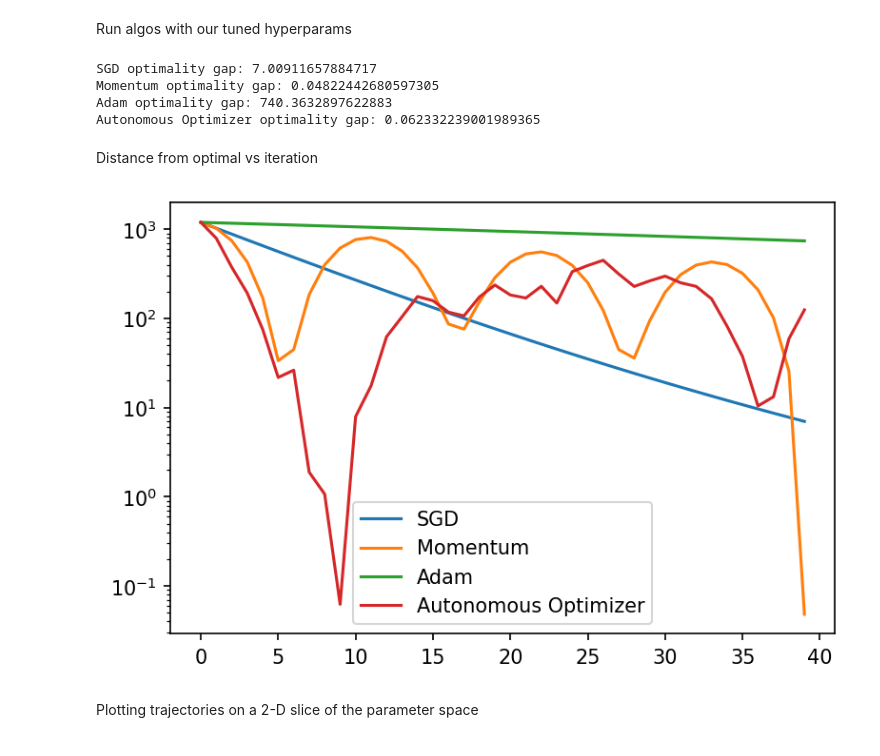
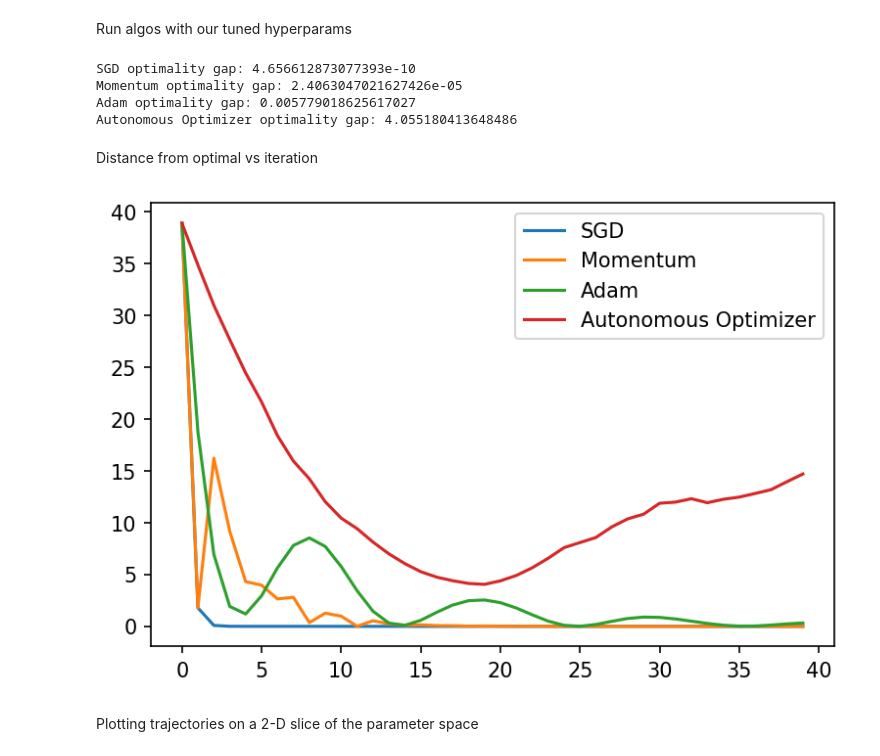
Before and after one commit to stewy33/Learning-to-Optimize, a Jupyter notebook: experiments.ipynb, the cells around one changed output. Saved outputs shown, nothing was run; the diff lists cells and outputs as text; code cells hidden in the pictures.

```diff
--- a/experiments.ipynb
+++ b/experiments.ipynb
@@ -31,5 +32,7 @@ dataset = [benchmark.convex_quadratic() for _ in range(90)]
 # %% [markdown]
 Now we define the RL environment and our model.
 # %%
-env = autonomous_optimizer.Environment(dataset, iterations, history_len=25)
-policy = PPO2(MlpPolicy, env, n_steps=8, verbose=0, tensorboard_log='tb_logs')
+from stable_baselines.common.policies import MlpPolicy
+
+quadratic_env = autonomous_optimizer.Environment(quadratic_dataset, num_steps=40, history_len=25)
+quadratic_policy = stable_baselines.PPO2(MlpPolicy, quadratic_env, n_steps=16, verbose=0, tensorboard_log='tb_logs/quadratic')
@@ -61,0 +41,2 @@ policy.learn(total_timesteps=20 * iterations * len(dataset))
+# %%
+quadratic_policy.learn(total_timesteps=500 * quadratic_env.num_steps * len(quadratic_dataset))
@@ -84,8 +47,8 @@ Final hyperparam values:
 # %%
 quadratic_tune = {
-    "sgd": {"hyperparams": {"lr": 1e-2}},
-    "momentum": {"hyperparams": {"lr": 1e-2, "momentum": 0.97}},
-    "adam": {"hyperparams": {"lr": 1e-1}}
+    "sgd": {"hyperparams": {"lr": 5e-2}},
+    "momentum": {"hyperparams": {"lr": 5e-2, "momentum": 0.7}},
+    "adam": {"hyperparams": {"lr": 5e-1}}
 }
 # %% [markdown]
 Now, let's compare their behavior on an example problem.
@@ -105,45 +68,46 @@ Objective function minimum: -0.036873746663331985
 # %% [markdown]
 Run algos with our tuned hyperparams
 # %%
+iterations = 40
+
 # SGD
-sgd_quadratic_vals, sgd_quadratic_traj = benchmark.run_optimizer(
+sgd_vals, sgd_traj = benchmark.run_optimizer(
     torch.optim.SGD, problem, iterations, quadratic_tune['sgd']['hyperparams'])
-print(f'SGD optimality gap: {sgd_quadratic_vals.min() - optimal_value}')
+print(f'SGD optimality gap: {sgd_vals.min() - optimal_value}')
 
 # Momentum
-momentum_quadratic_vals, momentum_quadratic_traj = benchmark.run_optimizer(
+momentum_vals, momentum_traj = benchmark.run_optimizer(
     torch.optim.SGD, problem, iterations, quadratic_tune['momentum']['hyperparams'])
-print(f'Momentum optimality gap: {momentum_quadratic_vals.min() - optimal_value}')
+print(f'Momentum optimality gap: {momentum_vals.min() - optimal_value}')
 
 # Adam
-adam_quadratic_vals, adam_quadratic_traj = benchmark.run_optimizer(
+adam_vals, adam_traj = benchmark.run_optimizer(
     torch.optim.Adam, problem, iterations, quadratic_tune['adam']['hyperparams'])
-print(f'Adam optimality gap: {adam_quadratic_vals.min() - optimal_value}')
+print(f'Adam optimality gap: {adam_vals.min() - optimal_value}')
 
 # Autonomous optimizer
-ao_quadratic_vals, ao_quadratic_traj = benchmark.run_optimizer(
-    autonomous_optimizer.AutonomousOptimizer, problem, iterations, {"policy": policy})
-print(f'Autonomous Optimizer optimality gap: {ao_quadratic_vals.min() - optimal_value}')
+ao_vals, ao_traj = benchmark.run_optimizer(
+    autonomous_optimizer.AutonomousOptimizer, problem, iterations, {"policy": quadratic_policy})
+print(f'Autonomous Optimizer optimality gap: {ao_vals.min() - optimal_value}')
 # %% [output]
-SGD optimality gap: 7.00911657884717
-Momentum optimality gap: 0.04822442680597305
-Adam optimality gap: 740.3632897622883
-Autonomous Optimizer optimality gap: 0.062332239001989365
+SGD optimality gap: 4.656612873077393e-10
+Momentum optimality gap: 2.4063047021627426e-05
+Adam optimality gap: 0.005779018625617027
+Autonomous Optimizer optimality gap: 4.055180413648486
 # %% [markdown]
 Distance from optimal vs iteration
 # %%
 plt.figure(figsize=(6, 4), dpi=150)
 
-plt.plot(sgd_quadratic_vals - optimal_value, label='SGD')
-plt.plot(momentum_quadratic_vals - optimal_value, label='Momentum')
-plt.plot(adam_quadratic_vals - optimal_value, label='Adam')
-plt.plot(ao_quadratic_vals - optimal_value, label='Autonomous Optimizer')
+plt.plot(sgd_vals - optimal_value, label='SGD')
+plt.plot(momentum_vals - optimal_value, label='Momentum')
+plt.plot(adam_vals - optimal_value, label='Adam')
+plt.plot(ao_vals - optimal_value, label='Autonomous Optimizer')
 
-plt.yscale('log')
 plt.legend()
 plt.show()
 # %% [output]
-[figure, old version]
+[figure, new version]
 # %% [markdown]
 Plotting trajectories on a 2-D slice of the parameter space
 # %%
```
Also changed, not shown: parts of 23 cells of this notebook, 2 other files.
